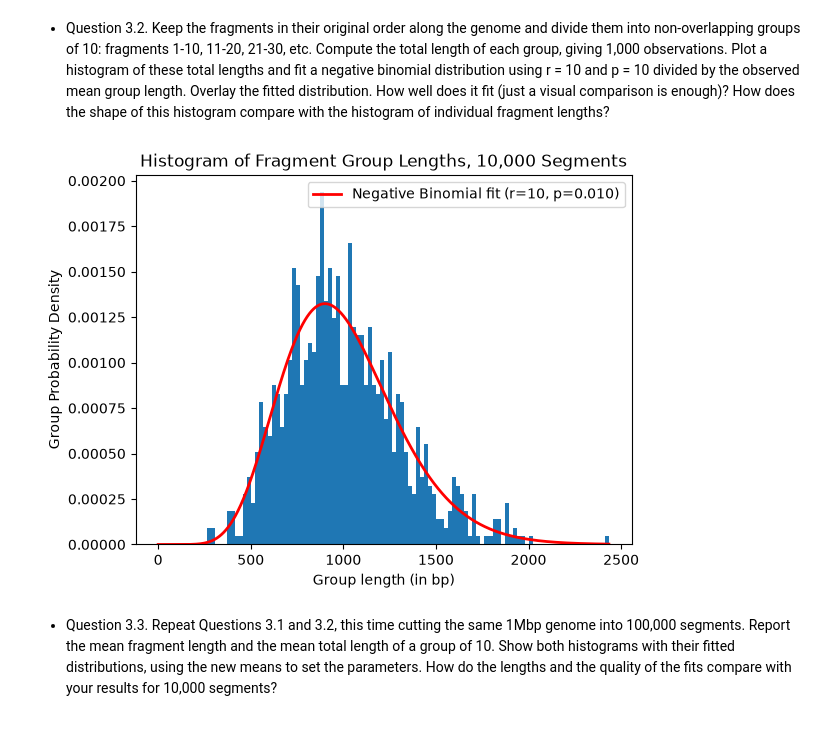
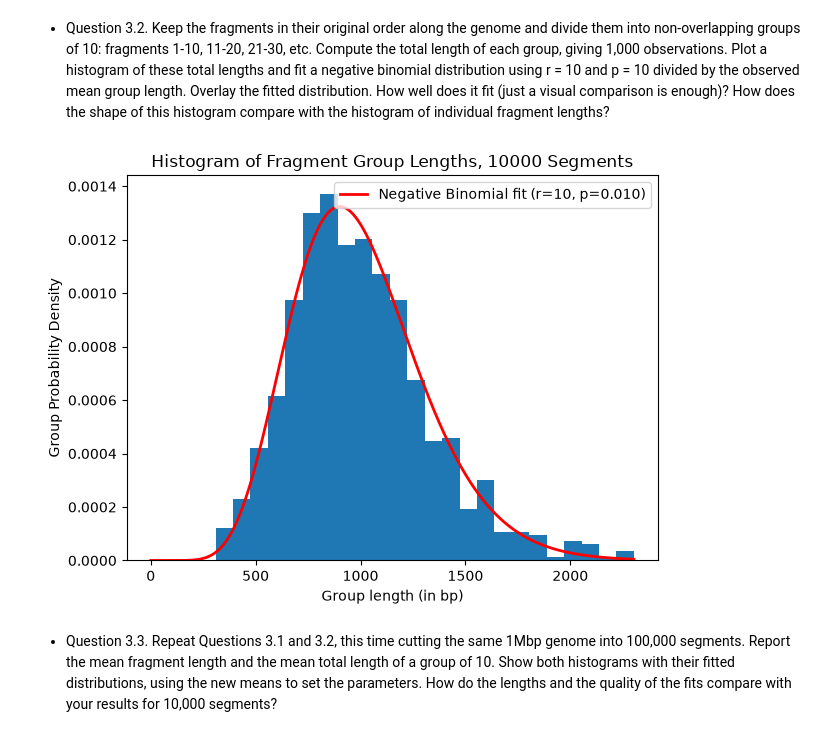
Before and after one commit to kolluashrith/CG-ACG, a Jupyter notebook: Assignment1.ipynb, the cells around one changed output. Saved outputs shown, nothing was run; the diff lists cells and outputs as text; code cells hidden in the pictures.

```diff
--- a/Assignment1.ipynb
+++ b/Assignment1.ipynb
@@ -224,33 +227,39 @@ The mean fragment length is 100.000
 # %%
 #AI Disclosure: An LLM was used to generate the code necessary to create a negative binomial distribution overlay
 
 from scipy.stats import nbinom
 
-fragment_lengths = np.array(fragment_lengths)
-combined_lengths = []
-for i in range(1000):
-    combined_lengths.append(sum(fragment_lengths[i*10:i*10+10]))
+num_segs = 10000
 
-mean_combined_length = np.mean(combined_lengths)
+def group_histogram(fragment_lengths_arr, num_segments):
+    fragment_lengths_arr = np.array(fragment_lengths_arr)
+    combined_lengths = []
+    for i in range(num_segments//10):
+        combined_lengths.append(sum(fragment_lengths_arr[i*10:i*10+10]))
 
-#Sim Histogram
-plt.hist(combined_lengths, bins=100, orientation='vertical', density='True')
-plt.xlabel("Group length (in bp)")
-plt.ylabel("Group Probability Density")
-plt.title("Histogram of Fragment Group Lengths, 10,000 Segments")
+    mean_combined_length = np.mean(combined_lengths)
 
-#Overlay Negative Binomial
-r = 10
-p = 10 / mean_combined_length
-s = np.arange(0, np.max(combined_lengths))
-pmf = nbinom.pmf(s - 10, 10, p)
-plt.plot(s, pmf, 'r-', linewidth=2, label=f'Negative Binomial fit (r={10}, p={p:.3f})')
+    #Sim Histogram
+    plt.hist(combined_lengths, bins='auto', orientation='vertical', density='True')
+    plt.xlabel("Group length (in bp)")
+    plt.ylabel("Group Probability Density")
+    plt.title(f"Histogram of Fragment Group Lengths, {num_segments} Segments")
 
-plt.legend()
-plt.show()
+    #Overlay Negative Binomial
+    r = 10
+    p = 10 / mean_combined_length
+    s = np.arange(0, np.max(combined_lengths)+1)
+    pmf = nbinom.pmf(s - 10, 10, p)
+    plt.plot(s, pmf, 'r-', linewidth=2, label=f'Negative Binomial fit (r={10}, p={p:.3f})')
 
-#The overlay appears to closely follow the shape of the histogram, suggesting that a negative-binomial distribution is a very good fit for the simulated data. This histogram has a more bell-shaped curve compared to the monotonic exponential decay curve from the previous histogram of fragment lengths.
+    plt.tight_layout()
+    plt.legend()
+    plt.show()
+
+group_histogram(fragment_lens, num_segs)
+
+#The overlay appears to roughly follow the shape of the histogram, suggesting that a negative-binomial distribution is a good fit for the simulated data. This histogram has a more bell-shaped curve compared to the monotonic exponential decay curve from the previous histogram of fragment lengths. However, it looks very jagged, which could be due to the large range of group lengths plotted.
 # %% [output]
-[figure, old version]
+[figure, new version]
 # %% [markdown]
 - Question 3.3. Repeat Questions 3.1 and 3.2, this time cutting the same 1Mbp genome into 100,000 segments. Report the mean fragment length and the mean total length of a group of 10. Show both histograms with their fitted distributions, using the new means to set the parameters. How do the lengths and the quality of the fits compare with your results for 10,000 segments?
```
Also changed, not shown: parts of 6 cells of this notebook.
